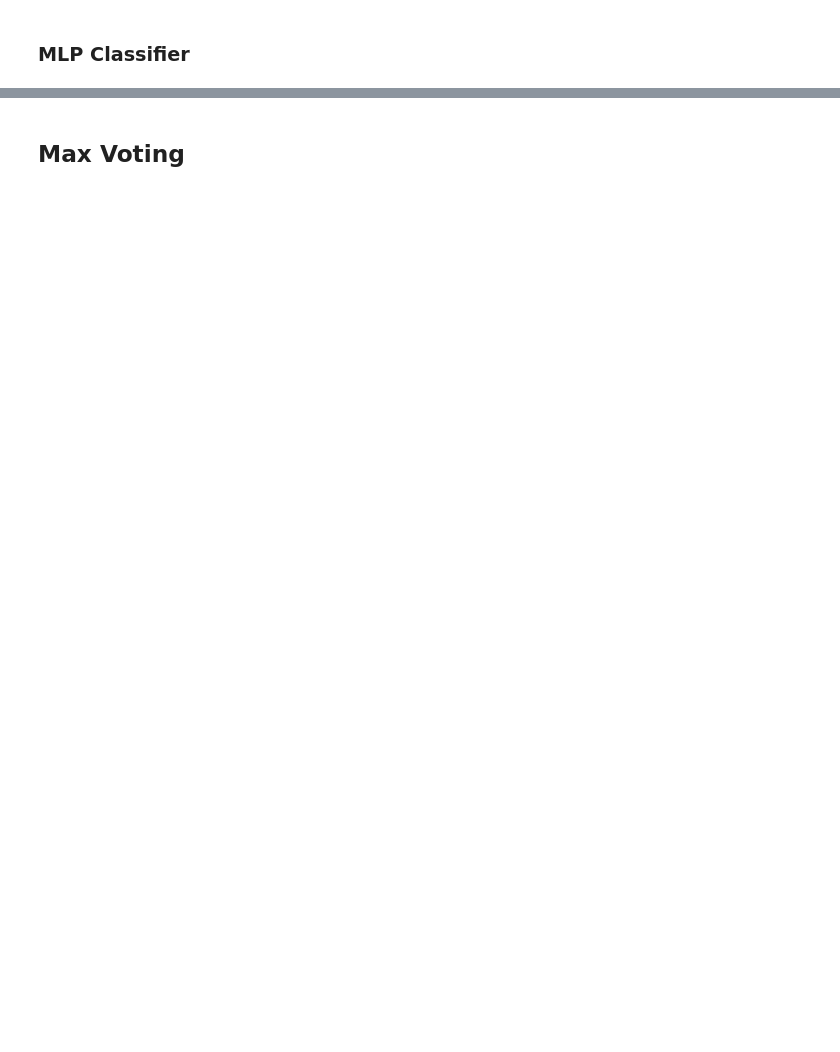
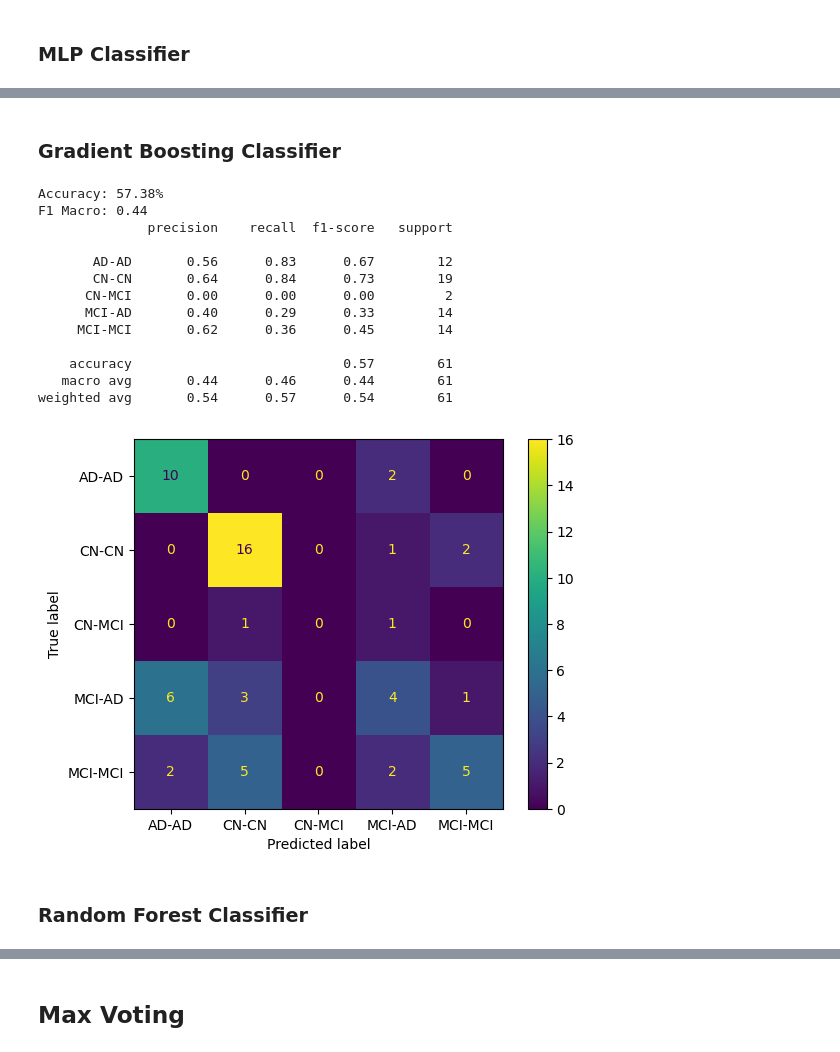
Before and after one commit to Pedrosilva03/daa-projeto, a Jupyter notebook: task2/hippo_Max_votation.ipynb, the cells around one changed output, grey strips where cells are left out. Drawn from its saved outputs; the diff is of its cells as text; code cells hidden in the pictures; blank space fills up the shorter version.

```diff
--- a/task2/hippo_Max_votation.ipynb
+++ b/task2/hippo_Max_votation.ipynb
@@ -347,0 +336,39 @@ weighted avg       0.36      0.36      0.36        61
+# %% [markdown]
+### Gradient Boosting Classifier
+# %%
+from sklearn.ensemble import GradientBoostingClassifier
+from sklearn.metrics import classification_report, ConfusionMatrixDisplay, f1_score
+
+gbm_model = GradientBoostingClassifier(random_state=2023)
+
+gbm_model.fit(X_train, y_train)
+
+gbm_score = gbm_model.score(X_test, y_test)
+print("Accuracy: %.2f%%" % (gbm_score * 100))
+
+predictionGBM = gbm_model.predict(X_test)
+
+# Calculate F1-macro score
+f1_macro = f1_score(y_test, predictionGBM, average='macro')
+print(f"F1 Macro: {f1_macro:.2f}")
+
+print(classification_report(y_test, predictionGBM))
+ConfusionMatrixDisplay.from_predictions(y_test, predictionGBM)
+plt.show()
+# %% [output]
+Accuracy: 57.38%
+F1 Macro: 0.44
+              precision    recall  f1-score   support
+
+       AD-AD       0.56      0.83      0.67        12
+       CN-CN       0.64      0.84      0.73        19
+      CN-MCI       0.00      0.00      0.00         2
+      MCI-AD       0.40      0.29      0.33        14
+     MCI-MCI       0.62      0.36      0.45        14
+
+    accuracy                           0.57        61
+   macro avg       0.44      0.46      0.44        61
+weighted avg       0.54      0.57      0.54        61
+[figure, added]
+# %% [markdown]
+### Random Forest Classifier
```
Also changed, not shown: parts of 10 cells of this notebook, 1 other file.
